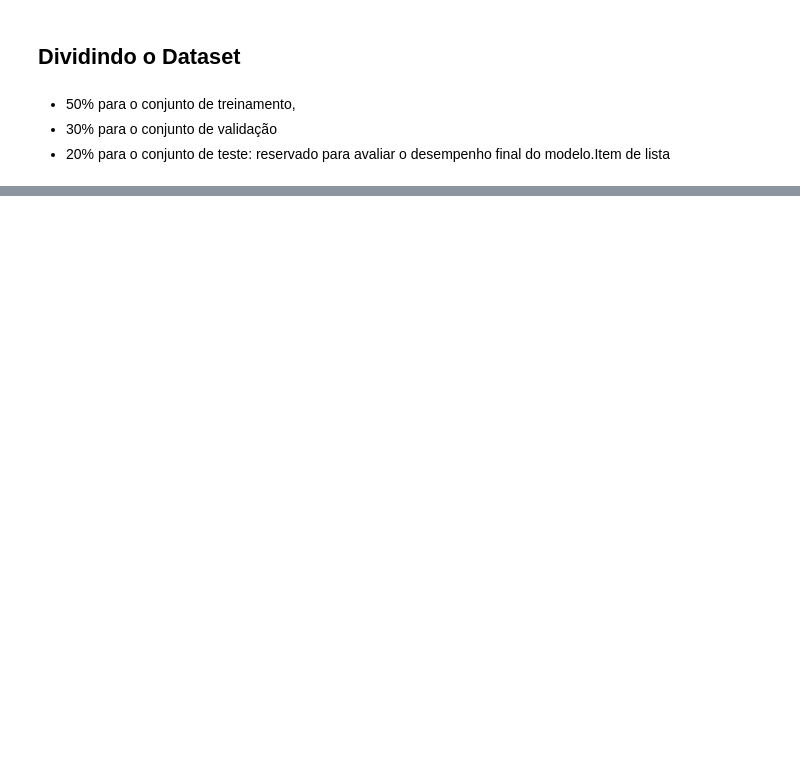
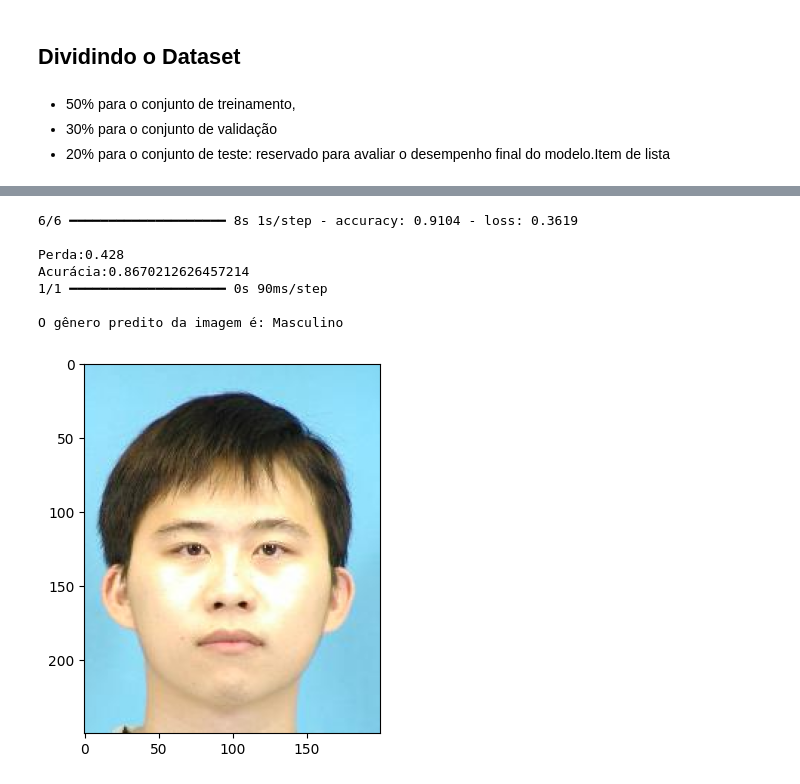
Before and after one commit to brendabo1/CNN-classification-CUFS, a Jupyter notebook: cnn_face_sketch.ipynb, the cells around one changed output, grey strips where cells are left out. Cells and saved outputs as stored; diff of their text form; code cells hidden in the pictures; blank space fills up the shorter version.

```diff
--- a/cnn_face_sketch.ipynb
+++ b/cnn_face_sketch.ipynb
@@ -387,0 +339,26 @@ Epoch 7/30
+# %%
+# Avaliando a CNN treinada
+score = model.evaluate(x_test, y_test)
+
+print( '\nPerda:{:.3f}\nAcurácia:{}'.format(score[0], score[1] ) )
+
+# Imprimindo uma imagem de exemplo
+image_index = 59
+plt.imshow(x_test[image_index])
+
+# Predizendo o dígito dessa imagem
+pred = model.predict(x_test[image_index].reshape(1, 250, 200, 3) )
+genero_previsto = pred.argmax()
+if genero_previsto:
+  print( '\nO gênero predito da imagem é: Feminino')
+else:
+  print( '\nO gênero predito da imagem é: Masculino')
+# %% [output]
+6/6 ━━━━━━━━━━━━━━━━━━━━ 8s 1s/step - accuracy: 0.9104 - loss: 0.3619
+
+Perda:0.428
+Acurácia:0.8670212626457214
+1/1 ━━━━━━━━━━━━━━━━━━━━ 0s 90ms/step
+
+O gênero predito da imagem é: Masculino
+[figure, added]
```
Also changed, not shown: parts of 10 cells of this notebook.
